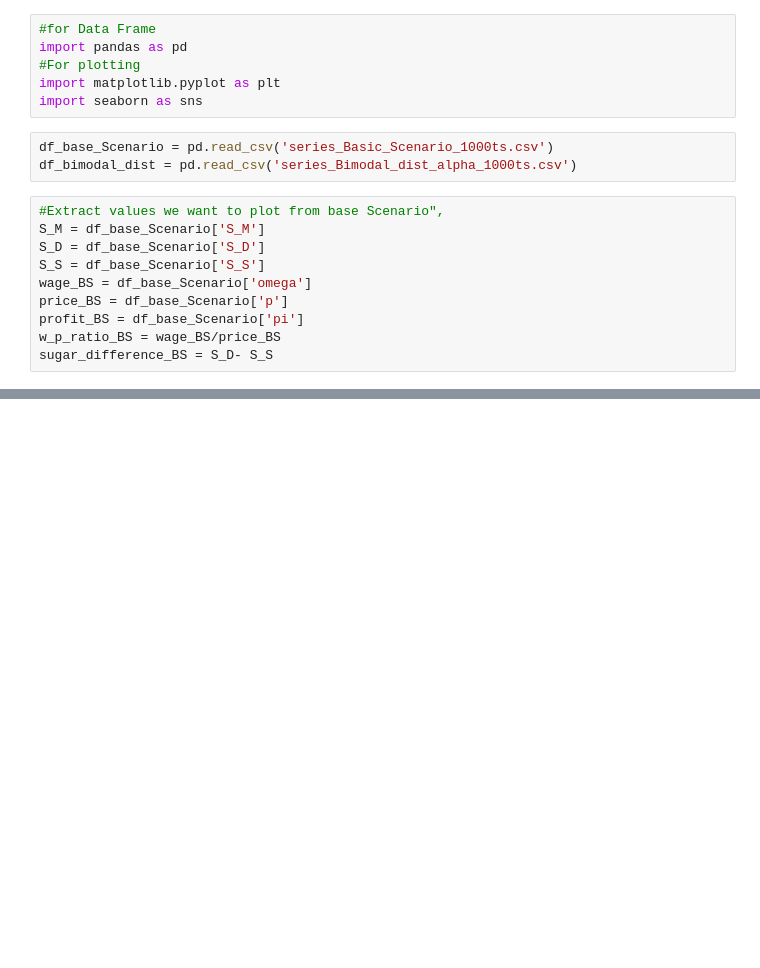
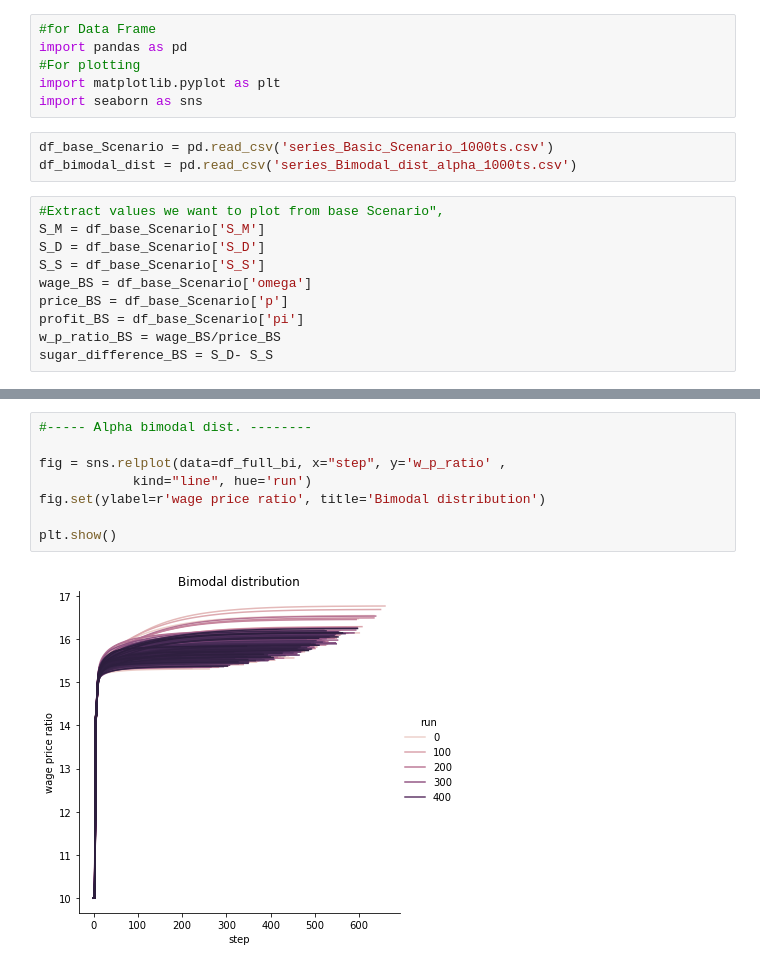
Before and after one commit to joshwie/ASU-MATH-Spring-School-2023, a Jupyter notebook: MWDv2.0_COMSES/code/results/analysis.ipynb, the cells around one changed output, grey strips where cells are left out. Saved outputs shown, nothing was run; the diff lists cells and outputs as text; blank space fills up the shorter version.

```diff
--- a/MWDv2.0_COMSES/code/results/analysis.ipynb
+++ b/MWDv2.0_COMSES/code/results/analysis.ipynb
@@ -72,2 +83,12 @@ plt.show()
+# %%
+#----- Alpha bimodal dist. --------
+
+fig = sns.relplot(data=df_full_bi, x="step", y='w_p_ratio' ,
+            kind="line", hue='run')
+fig.set(ylabel=r'wage price ratio', title='Bimodal distribution')
+
+plt.show()
+# %% [output]
+[figure, added]
 # %%
 #-- Base Scenario -----
```
Also changed, not shown: parts of 12 cells of this notebook.
